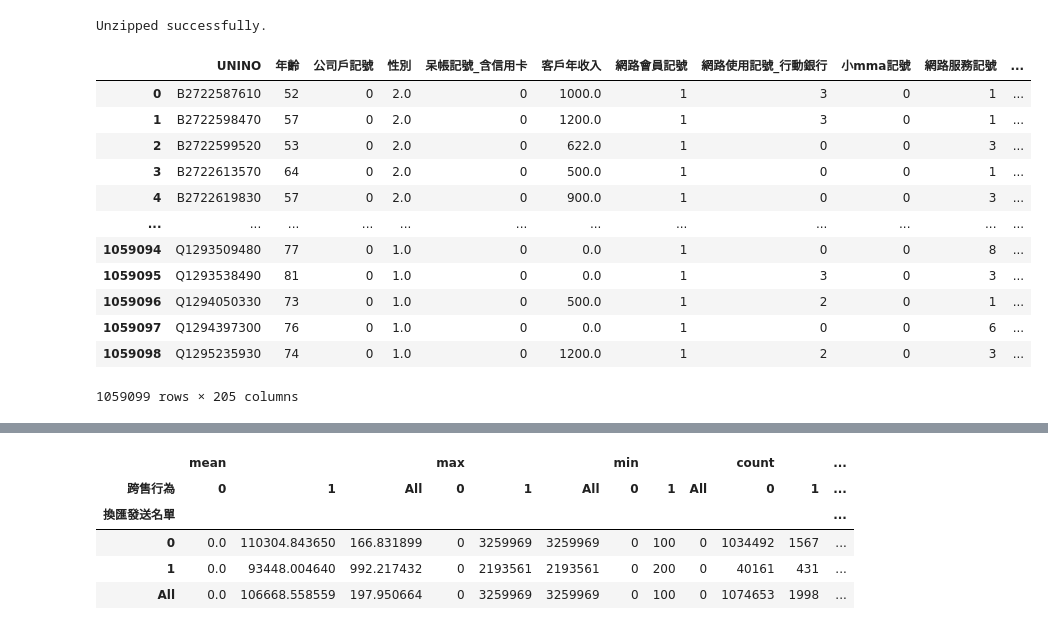
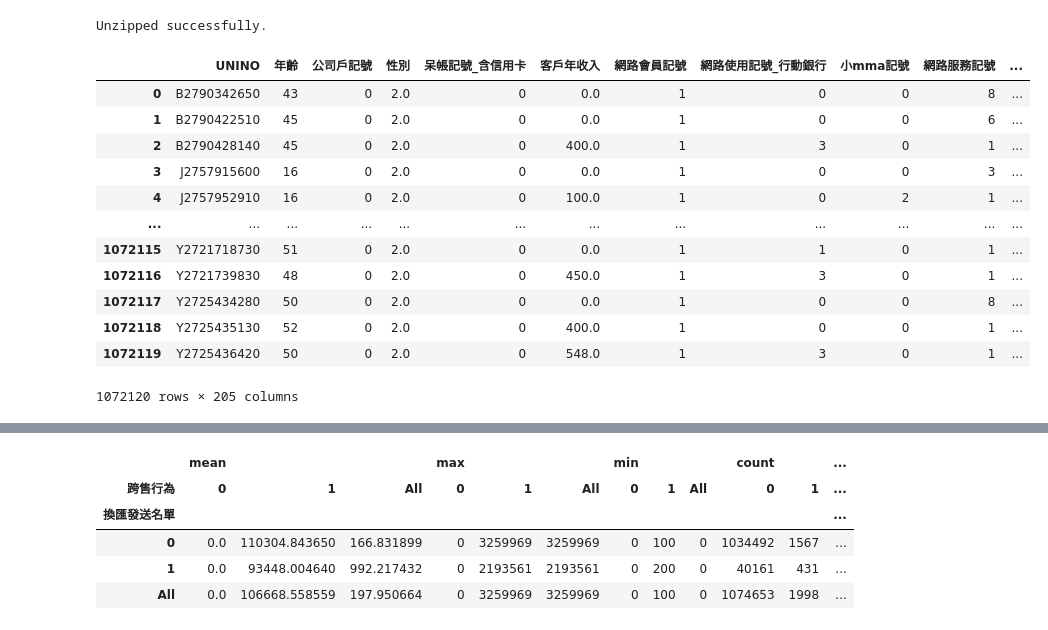
Before and after one commit to sssylvia0/Uplift_Model, a Jupyter notebook: Preprocess_new.ipynb, the cells around one changed output, grey strips where cells are left out. Saved outputs shown, nothing was run; the diff lists cells and outputs as text; code cells hidden in the pictures.

```diff
--- a/Preprocess_new.ipynb
+++ b/Preprocess_new.ipynb
@@ -372,19 +364,19 @@ print("Unzipped successfully.")
 # %% [output]
 Unzipped successfully.
 # %%
-df = pd.read_csv('/content/data20230.csv', index_col = 0)
+df = pd.read_csv('/content/data202312.csv', index_col = 0)
 df
 # %% [output]
 |  | UNINO | 年齡 | 公司戶記號 | 性別 | 呆帳記號_含信用卡 | 客戶年收入 | 網路會員記號 | 網路使用記號_行動銀行 | 小mma記號 | 網路服務記號 | ... |
-| 0 | B2722587610 | 52 | 0 | 2.0 | 0 | 1000.0 | 1 | 3 | 0 | 1 | ... |
-| 1 | B2722598470 | 57 | 0 | 2.0 | 0 | 1200.0 | 1 | 3 | 0 | 1 | ... |
-| 2 | B2722599520 | 53 | 0 | 2.0 | 0 | 622.0 | 1 | 0 | 0 | 3 | ... |
-| 3 | B2722613570 | 64 | 0 | 2.0 | 0 | 500.0 | 1 | 0 | 0 | 1 | ... |
-| 4 | B2722619830 | 57 | 0 | 2.0 | 0 | 900.0 | 1 | 0 | 0 | 3 | ... |
+| 0 | B2790342650 | 43 | 0 | 2.0 | 0 | 0.0 | 1 | 0 | 0 | 8 | ... |
+| 1 | B2790422510 | 45 | 0 | 2.0 | 0 | 0.0 | 1 | 0 | 0 | 6 | ... |
+| 2 | B2790428140 | 45 | 0 | 2.0 | 0 | 400.0 | 1 | 3 | 0 | 1 | ... |
+| 3 | J2757915600 | 16 | 0 | 2.0 | 0 | 0.0 | 1 | 0 | 0 | 3 | ... |
+| 4 | J2757952910 | 16 | 0 | 2.0 | 0 | 100.0 | 1 | 0 | 2 | 1 | ... |
 | ... | ... | ... | ... | ... | ... | ... | ... | ... | ... | ... | ... |
-| 1059094 | Q1293509480 | 77 | 0 | 1.0 | 0 | 0.0 | 1 | 0 | 0 | 8 | ... |
-| 1059095 | Q1293538490 | 81 | 0 | 1.0 | 0 | 0.0 | 1 | 3 | 0 | 3 | ... |
-| 1059096 | Q1294050330 | 73 | 0 | 1.0 | 0 | 500.0 | 1 | 2 | 0 | 1 | ... |
-| 1059097 | Q1294397300 | 76 | 0 | 1.0 | 0 | 0.0 | 1 | 0 | 0 | 6 | ... |
-| 1059098 | Q1295235930 | 74 | 0 | 1.0 | 0 | 1200.0 | 1 | 2 | 0 | 3 | ... |
+| 1072115 | Y2721718730 | 51 | 0 | 2.0 | 0 | 0.0 | 1 | 1 | 0 | 1 | ... |
+| 1072116 | Y2721739830 | 48 | 0 | 2.0 | 0 | 450.0 | 1 | 3 | 0 | 1 | ... |
+| 1072117 | Y2725434280 | 50 | 0 | 2.0 | 0 | 0.0 | 1 | 0 | 0 | 8 | ... |
+| 1072118 | Y2725435130 | 52 | 0 | 2.0 | 0 | 400.0 | 1 | 0 | 0 | 1 | ... |
+| 1072119 | Y2725436420 | 50 | 0 | 2.0 | 0 | 548.0 | 1 | 3 | 0 | 1 | ... |
-1059099 rows × 205 columns
+1072120 rows × 205 columns
```
Also changed, not shown: parts of 13 cells of this notebook.
